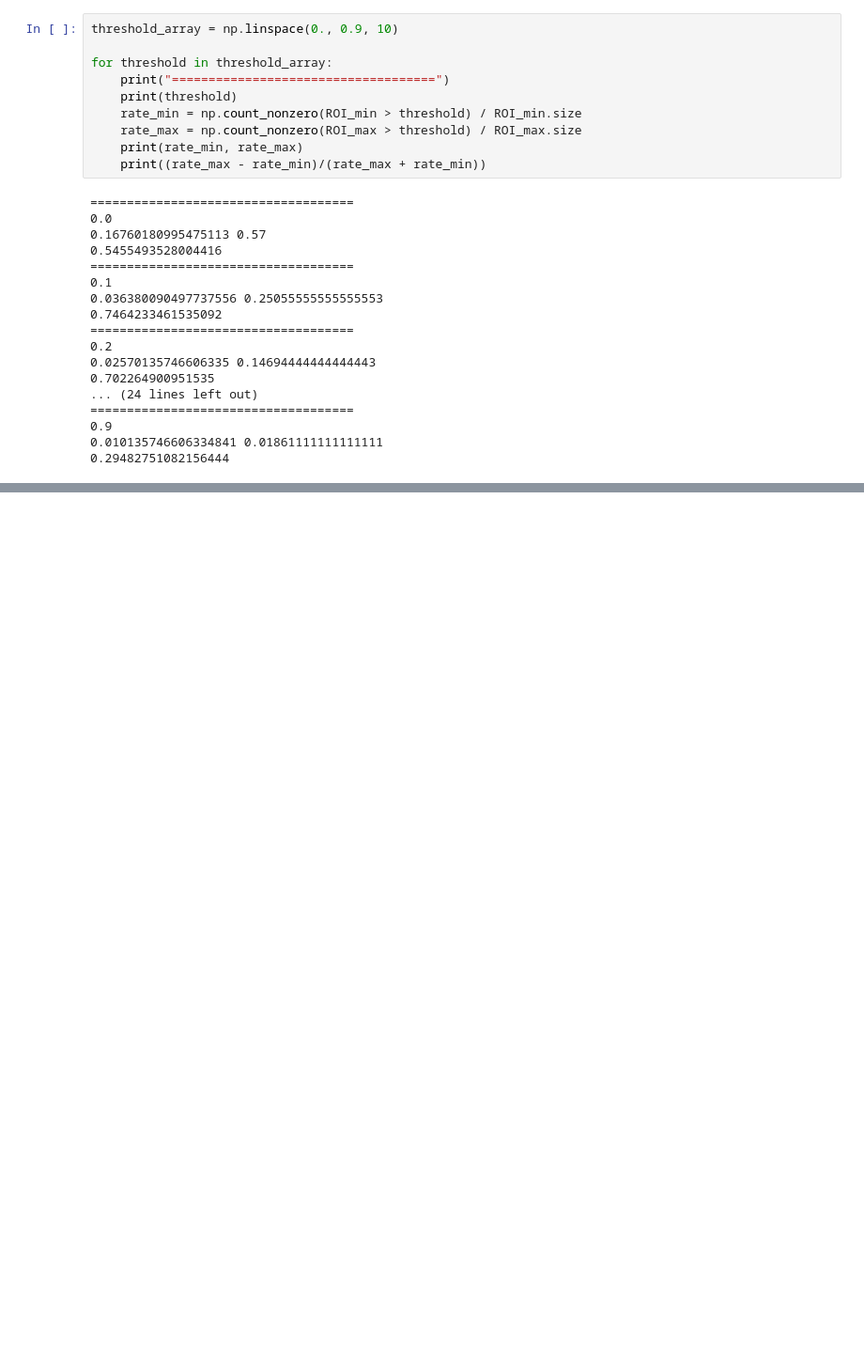
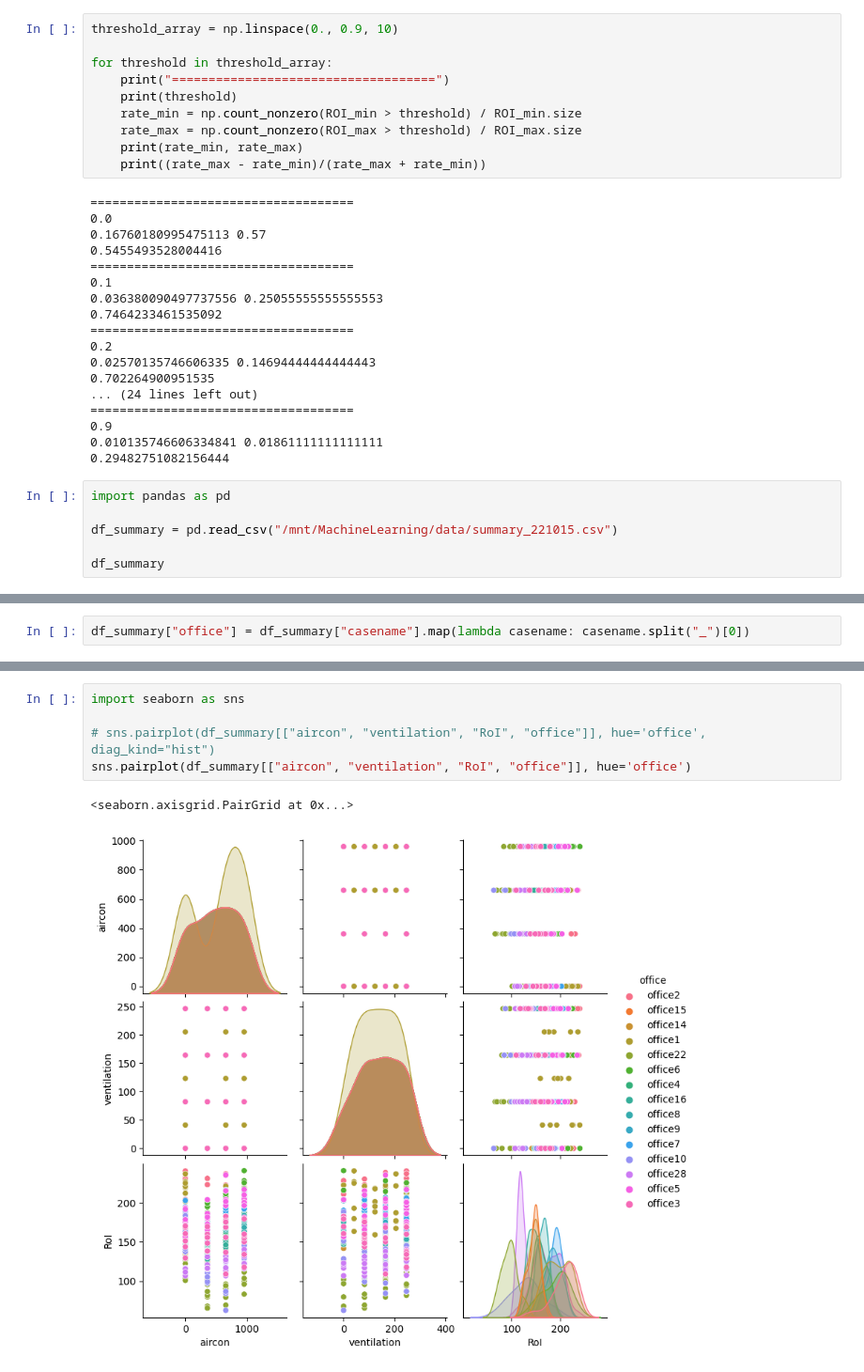
Before and after one commit to Enehentaro/MachineLearning, a Jupyter notebook: NoteBook/TrialAndError.ipynb, the cells around one changed output, grey strips where cells are left out. Shown at 94% size. Cells and saved outputs as stored; diff of their text form; blank space fills up the shorter version.

```diff
--- a/NoteBook/TrialAndError.ipynb
+++ b/NoteBook/TrialAndError.ipynb
@@ -155,3 +155,9 @@ for threshold in threshold_array:
 0.9
 0.010135746606334841 0.01861111111111111
 0.29482751082156444
+# %%
+import pandas as pd
+
+df_summary = pd.read_csv("/mnt/MachineLearning/data/summary_221015.csv")
+
+df_summary
@@ -157,0 +190,2 @@ for threshold in threshold_array:
+# %%
+df_summary["office"] = df_summary["casename"].map(lambda casename: casename.split("_")[0])
@@ -157,0 +208,8 @@ for threshold in threshold_array:
+# %%
+import seaborn as sns
+
+# sns.pairplot(df_summary[["aircon", "ventilation", "RoI", "office"]], hue='office', diag_kind="hist")
+sns.pairplot(df_summary[["aircon", "ventilation", "RoI", "office"]], hue='office')
+# %% [output]
+<seaborn.axisgrid.PairGrid at 0x...>
+[figure, added]
```
Also changed, not shown: parts of 8 cells of this notebook, 10 other files.
